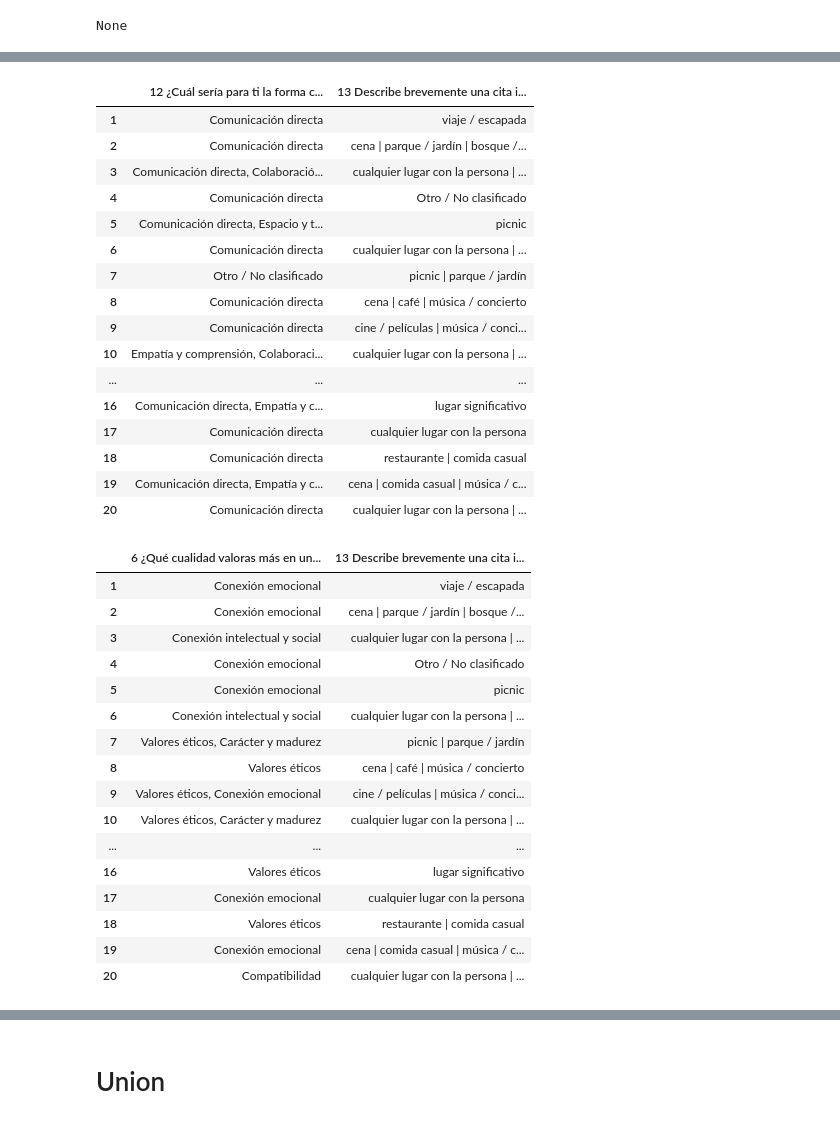
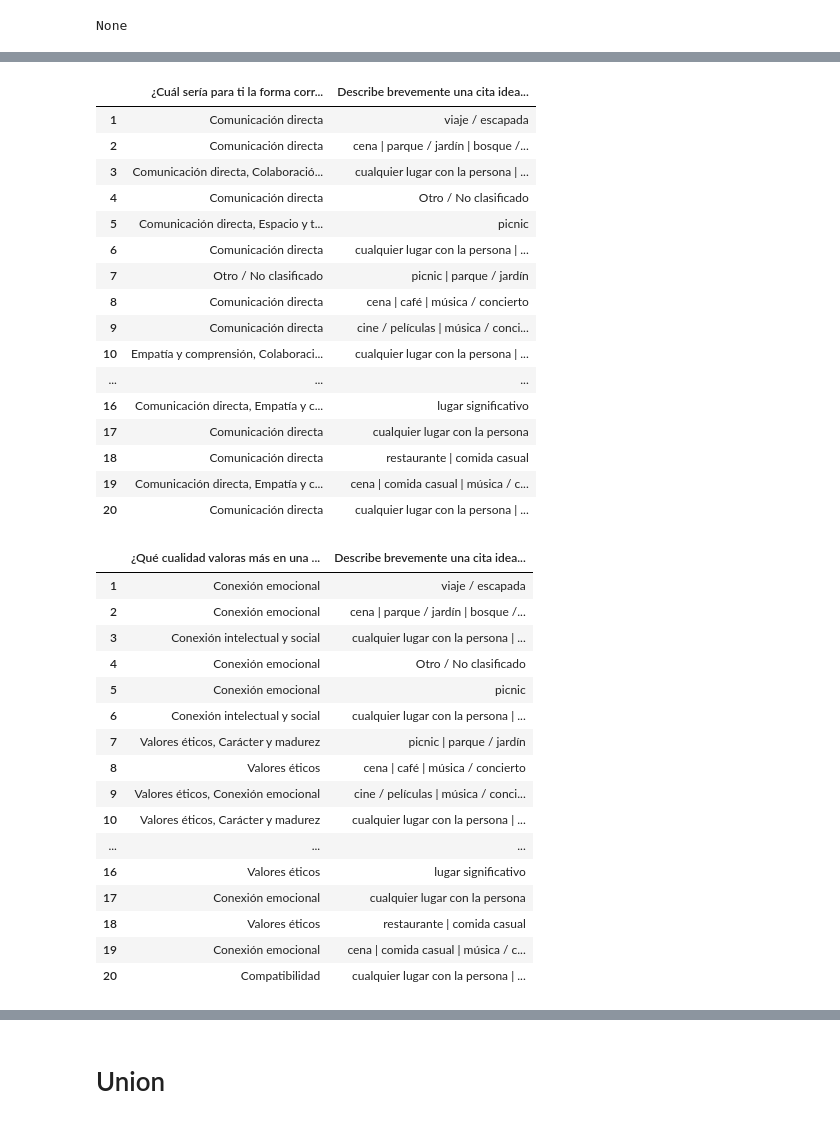
Before and after one commit to Acatlan-SI/LimpiezaData, a Jupyter notebook: notebooks/01_limpieza_datos.ipynb, the cells around one changed output, grey strips where cells are left out. Drawn from its saved outputs; the diff is of its cells as text; code cells hidden in the pictures.

```diff
--- a/notebooks/01_limpieza_datos.ipynb
+++ b/notebooks/01_limpieza_datos.ipynb
@@ -594,7 +592,3 @@ df.drop(columns=[col_fisico], inplace=True)
 | 19 | cabello:negro_oscuro, rostro_ojos... | cabello, rostro_ojos, salud_higiene |
 | 20 | <NA> | salud_higiene |
 None
-# %%
-nombres_nuevos = [f"{i} {col}" for i, col in enumerate(df.columns)]
-df.columns = nombres_nuevos
-display(df.head(10))
@@ -724,6 +890,5 @@ def clasificar_cariño(texto):
 # %%
 col_carino = df.columns[9]
-
-df[f"{col_carino}"] = df[col_carino].apply(clasificar_cariño)
-display(df.iloc[:, [9, -1]].head(30))
+df[f"{col_carino}"] = df[col_carino].apply(lambda x: clasificar_por_categorias(x, CATEGORIAS_CARINO))
+display(df.iloc[:, [9]].head(30))
 # %% [output]
@@ -944,10 +936,9 @@ def clasificar_desacuerdo(texto):
 # %%
 col_desacuerdo = df.columns[11]
-
-df[f"{col_desacuerdo}"] = df[col_desacuerdo].apply(clasificar_desacuerdo)
+df[f"{col_desacuerdo}"] = df[col_desacuerdo].apply(lambda x: clasificar_por_categorias(x, CATEGORIAS_DESACUERDO))
 display(df.iloc[:, [11, -1]].head(30))
 # %% [output]
-|  | 12 ¿Cuál sería para ti la forma c... | 13 Describe brevemente una cita i... |
+|  | ¿Cuál sería para ti la forma corr... | Describe brevemente una cita idea... |
 | 1 | Comunicación directa | viaje / escapada |
 | 2 | Comunicación directa | cena | parque / jardín | bosque /... |
 | 3 | Comunicación directa, Colaboració... | cualquier lugar con la persona | ... |
@@ -1051,10 +958,9 @@ def clasificar_cualidad(texto):
 # %%
 col_cualidad = df.columns[6]
-
-df[f"{col_cualidad}"] = df[col_cualidad].apply(clasificar_cualidad)
+df[f"{col_cualidad}"] = df[col_cualidad].apply(lambda x: clasificar_por_categorias(x, CATEGORIAS_CUALIDADES))
 display(df.iloc[:, [6, -1]].head(30))
 # %% [output]
-|  | 6 ¿Qué cualidad valoras más en un... | 13 Describe brevemente una cita i... |
+|  | ¿Qué cualidad valoras más en una ... | Describe brevemente una cita idea... |
 | 1 | Conexión emocional | viaje / escapada |
 | 2 | Conexión emocional | cena | parque / jardín | bosque /... |
 | 3 | Conexión intelectual y social | cualquier lugar con la persona | ... |
```
Also changed, not shown: parts of 19 cells of this notebook.
